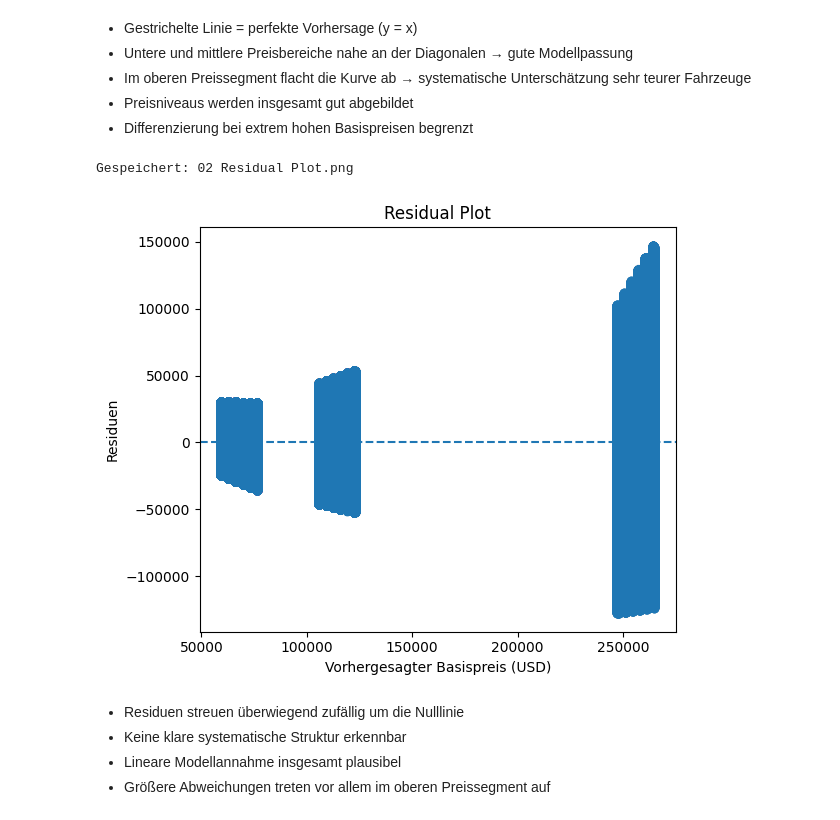
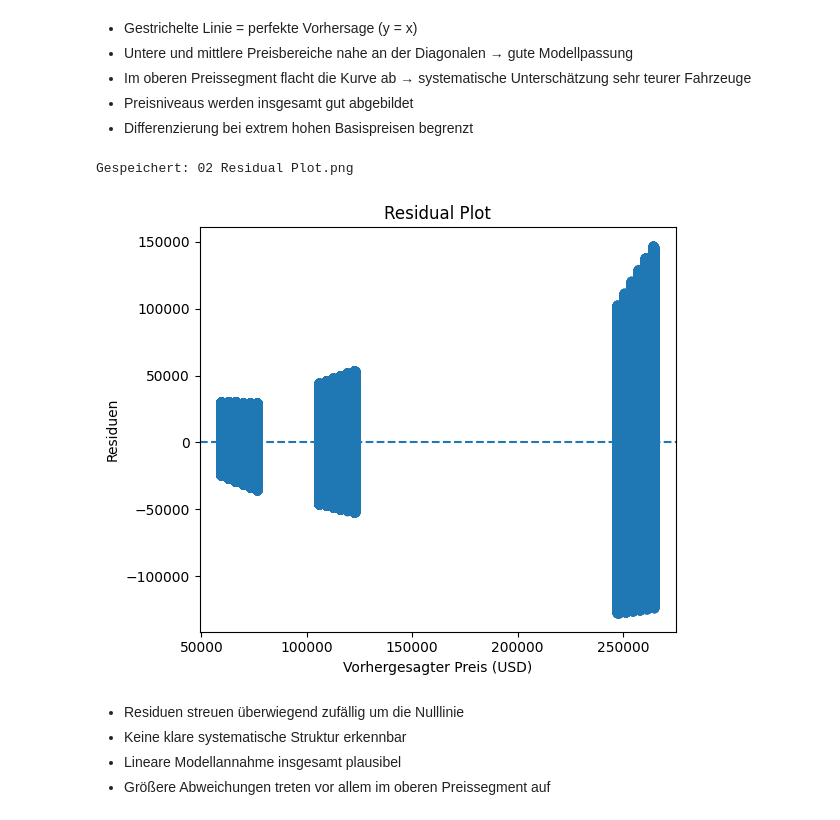
Before and after one commit to 1Zippel4/Mercedes_Global_Sales, a Jupyter notebook: 03_Multiple_Regression.ipynb, the cells around one changed output. Drawn from its saved outputs; the diff is of its cells as text; code cells hidden in the pictures.

```diff
--- a/03_Multiple_Regression.ipynb
+++ b/03_Multiple_Regression.ipynb
@@ -382,19 +382,19 @@ Gespeichert: 01 Durchschnittliche Vorhersage pro Preisgruppe.png
 # %%
 plt.figure(figsize=(6,5))
 plt.scatter(y_pred, residuals, alpha=0.3)
 
 plt.axhline(0, linestyle="--")
-plt.xlabel("Vorhergesagter Basispreis (USD)")
+plt.xlabel("Vorhergesagter Preis (USD)")
 plt.ylabel("Residuen")
 plt.title("Residual Plot")
 
 save_current_plot_mr()
 
 plt.tight_layout()
 plt.show()
 # %% [output]
 Gespeichert: 02 Residual Plot.png
-[figure, old version]
+[figure, new version]
 # %% [markdown]
 - Residuen streuen überwiegend zufällig um die Nulllinie
 - Keine klare systematische Struktur erkennbar
```
Also changed, not shown: parts of 1 cell of this notebook, 16 other files.
